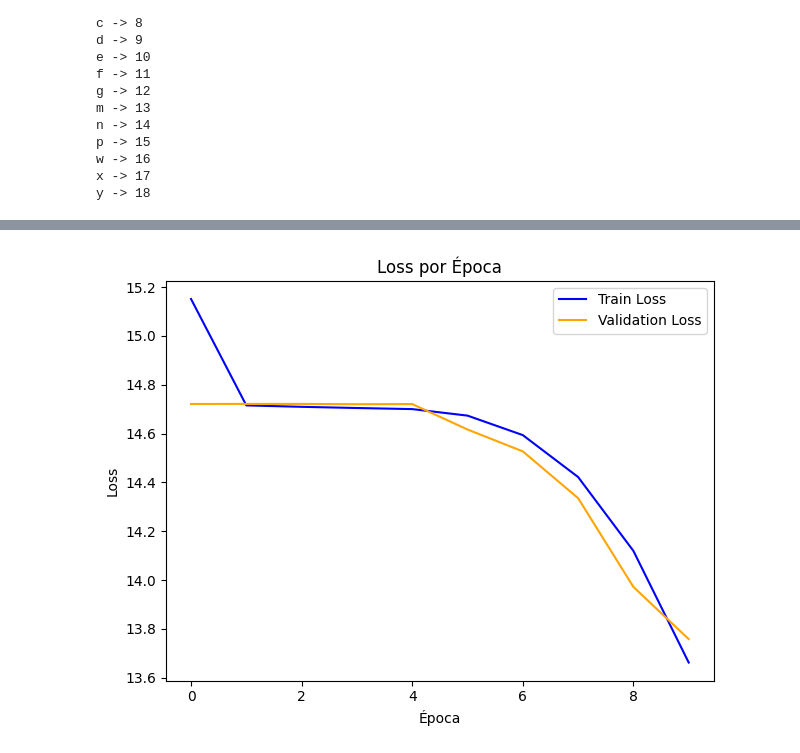
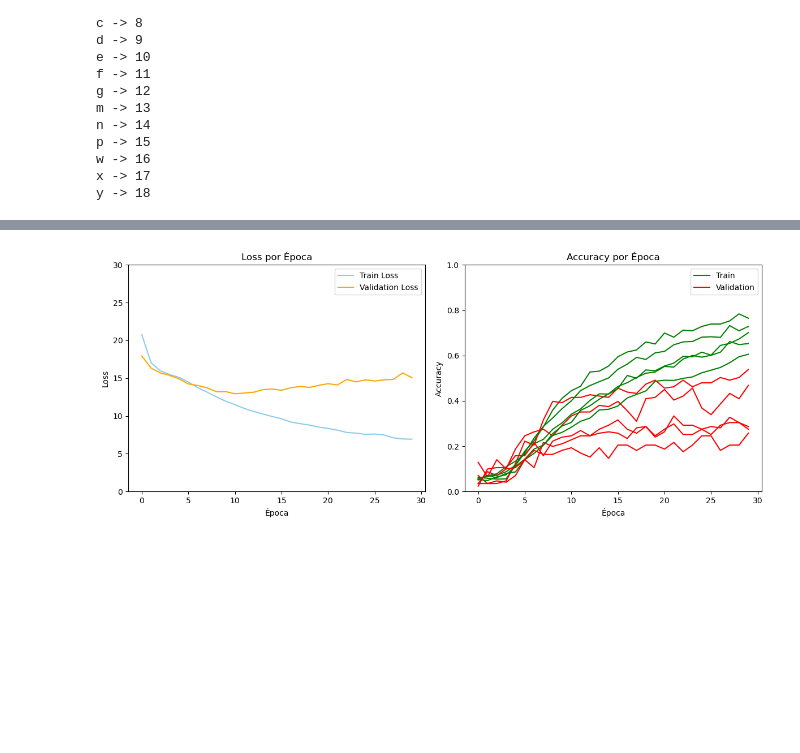
Before and after one commit to AlanCstS/MLModel, a Jupyter notebook: Captcha_breaker.ipynb, the cells around one changed output, grey strips where cells are left out. Saved outputs shown, nothing was run; the diff lists cells and outputs as text; code cells hidden in the pictures; blank space fills up the shorter version.

```diff
--- a/Captcha_breaker.ipynb
+++ b/Captcha_breaker.ipynb
@@ -354,4 +413,5 @@ checkpoint = ModelCheckpoint(filepath = checkpoint_path,
 # %%
-model = get_model_deep(x_train_aug[0].shape)
-model.summary()
-compile_model_deep(model)
+model = get_model_deep((x_train_aug[0].shape))
+
+# Cargar pesos guardados del modelo
+model.load_weights(checkpoint_path)
@@ -380,3 +422,7 @@ Model: "functional_8"
 # %%
-history = model.fit(x_train_aug, y_train_dict, epochs=20, batch_size=32, validation_data=(x_val, y_val_dict), callbacks = [checkpoint])
+history = model.fit(x_train_aug, y_train_dict,
+                    epochs=30, batch_size=32,
+                    validation_data=(x_val, y_val_dict),
+                    callbacks = [checkpoint, early_stop],
+                    verbose=1)
 # %% [output]
@@ -400,26 +527,31 @@ Epoch 10: saving model to /content/drive/My Drive/Universidad/8vo/Apps avanzadas
 # %%
-# Graficar pérdida (loss)
+# Graficar resultados
 plt.figure(figsize=(12, 5))
-
 plt.subplot(1, 2, 1)
-plt.plot(history.history['loss'], label='Train Loss', color='blue')
-plt.plot(history.history['val_loss'], label='Validation Loss', color='orange')
+plt.plot(hist['loss'], label='Train Loss', color='skyblue')
+plt.plot(hist['val_loss'], label='Validation Loss', color='orange')
 plt.title('Loss por Época')
 plt.xlabel('Época')
 plt.ylabel('Loss')
+plt.ylim(0, 30)
 plt.legend()
 
-# Si usas accuracy:
-if 'accuracy' in history.history:
-    plt.subplot(1, 2, 2)
-    plt.plot(history.history['accuracy'], label='Train Accuracy', color='green')
-    plt.plot(history.history['val_accuracy'], label='Validation Accuracy', color='red')
-    plt.title('Accuracy por Época')
-    plt.xlabel('Época')
-    plt.ylabel('Accuracy')
-    plt.legend()
+plt.subplot(1, 2, 2)
+for i in range(5):
+    # Solo agregar label en la primera iteración
+    train_label = 'Train' if i == 0 else None
+    val_label = 'Validation' if i == 0 else None
+
+    plt.plot(hist[f'char{i+1}_accuracy'], label=train_label, color='green')
+    plt.plot(hist[f'val_char{i+1}_accuracy'], label=val_label, color='red')
+
+plt.title('Accuracy por Época')
+plt.xlabel('Época')
+plt.ylabel('Accuracy')
+plt.ylim(0, 1)
+plt.legend()
 
 plt.tight_layout()
 plt.show()
 # %% [output]
-[figure, old version]
+[figure, new version]
```
Also changed, not shown: parts of 28 cells of this notebook.
